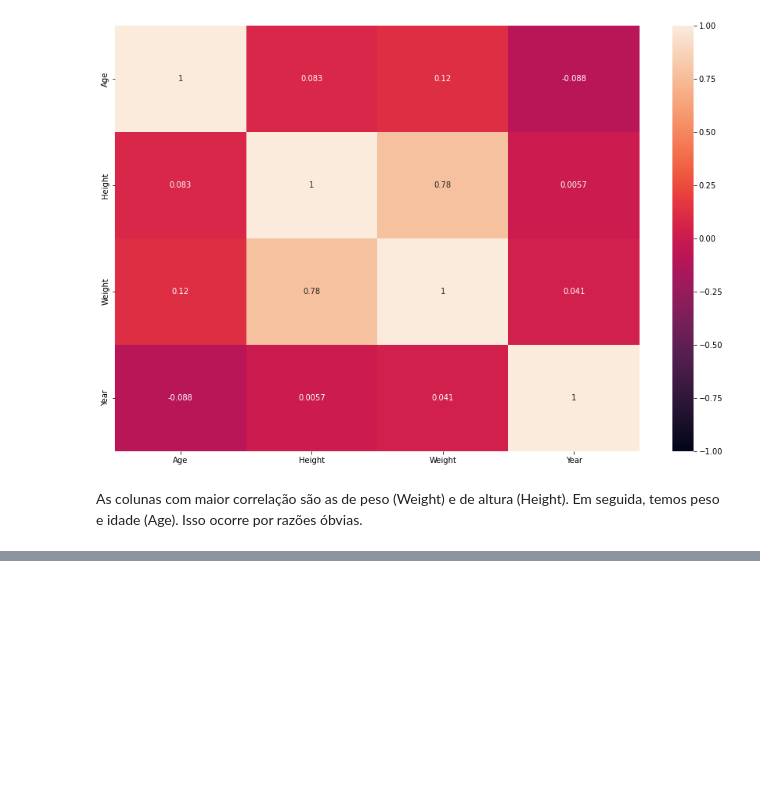
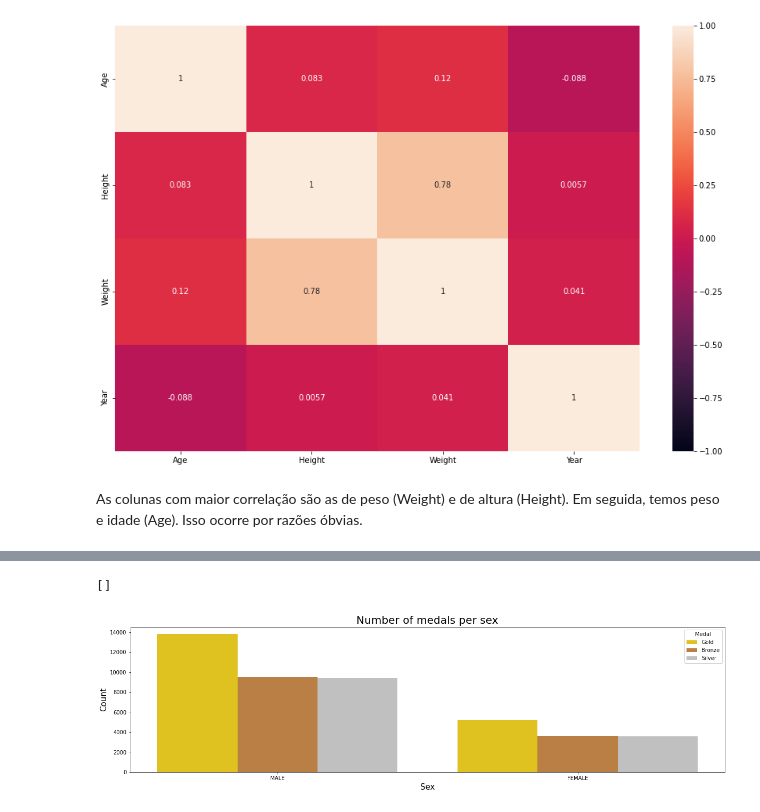
Before and after one commit to kauafillipe/Projeto-1---Turing-Academy, a Jupyter notebook: Projeto.ipynb, the cells around one changed output, grey strips where cells are left out. Saved outputs shown, nothing was run; the diff lists cells and outputs as text; code cells hidden in the pictures; blank space fills up the shorter version.

```diff
--- a/Projeto.ipynb
+++ b/Projeto.ipynb
@@ -624,0 +675,11 @@ NameError: name 'adress' is not defined
+# %%
+plt.subplots(figsize = (20,5))
+my_palette = {'Gold': 'gold','Silver': 'silver', 'Bronze': '#cd7f32' }
+sns.countplot(x= "Sex", hue= 'Medal', data= df , palette= my_palette);
+plt.xlabel('Sex', fontsize = 15, color = 'black')
+plt.ylabel('Count', fontsize = 15, color = 'black')
+plt.title('Number of medals per sex', fontsize = 20, color = 'black')
+plt.plot()
+# %% [output]
+[]
+[figure, added]
```
Also changed, not shown: parts of 5 cells of this notebook.
